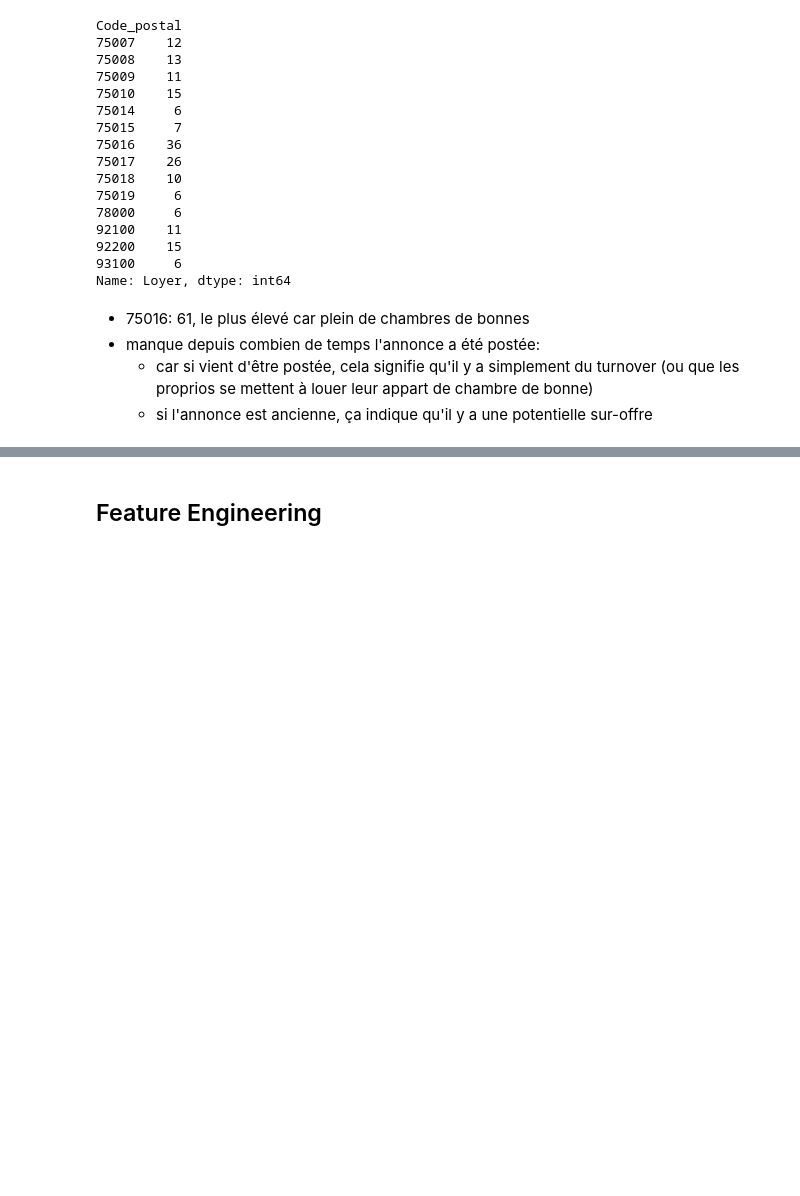
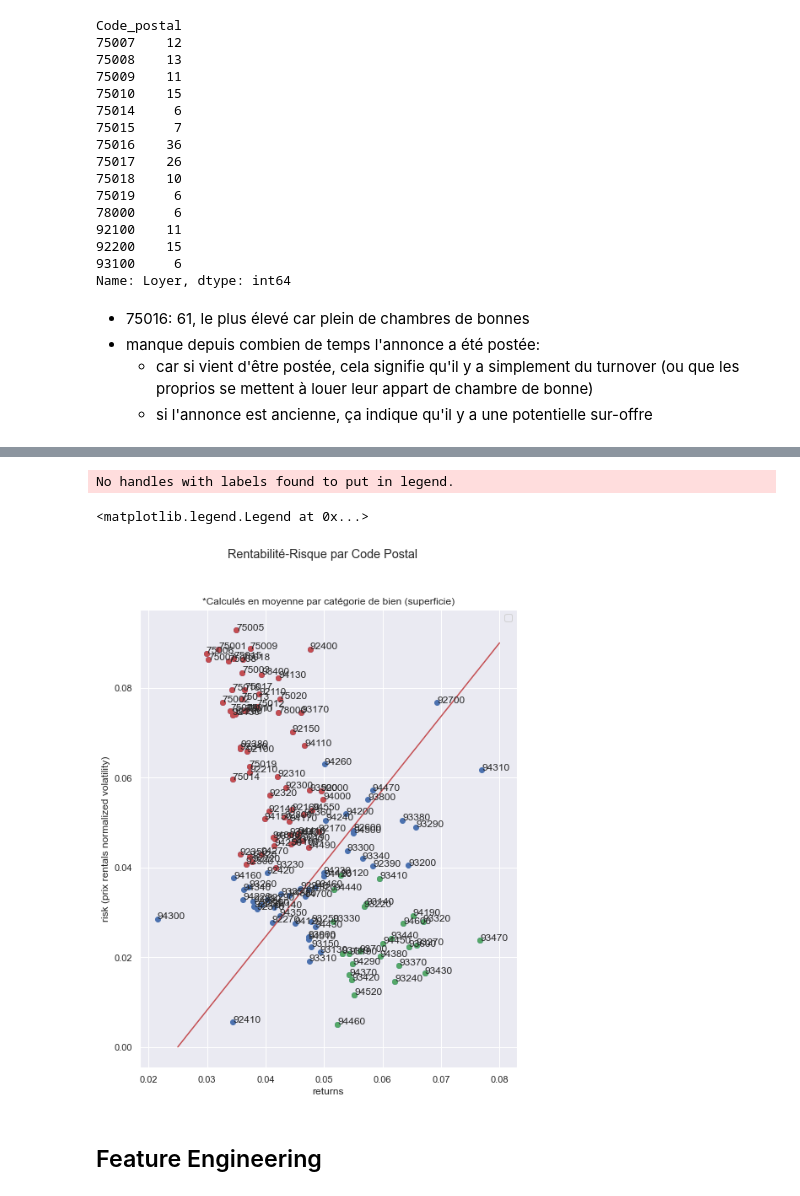
Before and after one commit to AlexisBogroff/Contests, a Jupyter notebook: Predictions/housing_rental/eda.ipynb, the cells around one changed output, grey strips where cells are left out. Saved outputs shown, nothing was run; the diff lists cells and outputs as text; code cells hidden in the pictures; blank space fills up the shorter version.

```diff
--- a/Predictions/housing_rental/eda.ipynb
+++ b/Predictions/housing_rental/eda.ipynb
@@ -837,3 +878,46 @@ No handles with labels found to put in legend.
+# %%
+r_concat = pd.concat(r_tot, axis=1)
+risk_concat = pd.concat(risk_tot, axis=1)
+ratio_concat = pd.concat(ratio_tot, axis=1)
+count_concat = pd.concat(count_tot, axis=1)
+# %%
+r_mean = r_concat.mean(axis=1)
+risk_mean = risk_concat.mean(axis=1)
+ratio_mean = ratio_concat.mean(axis=1)
+count_mean = count_concat.mean(axis=1)
+# %%
+ret_mean = pd.concat([r_mean, risk_mean, ratio_mean], axis=1)
+ret_mean.columns = ['returns', 'risk', 'ratio']
+ret_mean_clean = ret_mean[~ret_mean['returns'].isna()]
+# %%
+# Plot
+plt.figure(figsize=(8, 10))
+plt.scatter(ret_mean_clean['returns'], ret_mean_clean['risk'])
+plt.xlabel('returns')
+plt.ylabel('risk (prix rentals normalized volatility)')
+plt.title('*Calculés en moyenne par catégorie de bien (superficie)')
+plt.suptitle("Rentabilité-Risque par Code Postal")
+
+plt.plot([.025, .08], [0, .09], 'r-')
+
+# Annotate opportunities
+for idx, r, risk in zip(ret_mean_clean.index, ret_mean_clean['returns'], ret_mean_clean['risk']):
+    # Add value on graph
+    plt.annotate(idx, (r, risk))
+
+    # Great
+    if risk > .04 and r < .05:
+        plt.plot(r, risk, 'ro')
+
+    # Bad opportunity
+    if risk < .04 and r > .05:
+        plt.plot(r, risk, 'go')
+
+plt.legend()
+# %% [output]
+No handles with labels found to put in legend.
+<matplotlib.legend.Legend at 0x...>
+[figure, added]
 # %% [markdown]
 ## Feature Engineering
 # %% [markdown]
```
Also changed, not shown: parts of 10 cells of this notebook, 4 other files.
